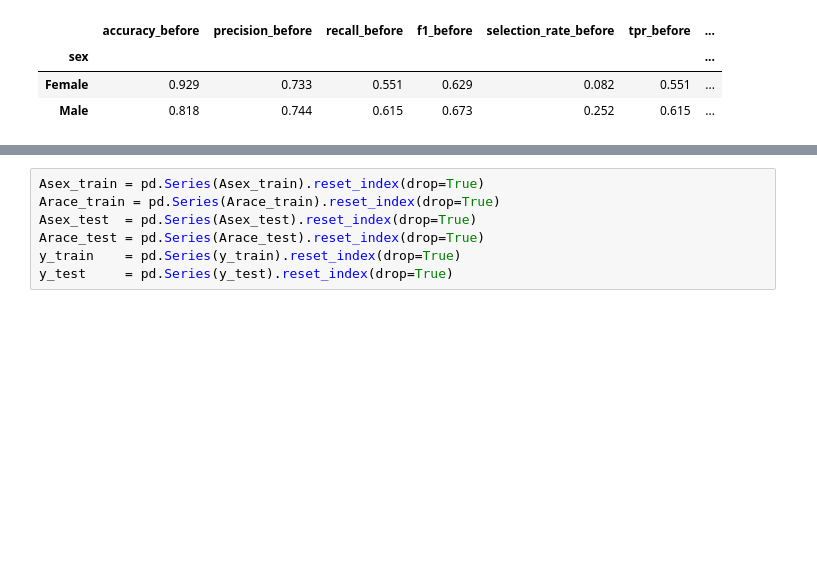
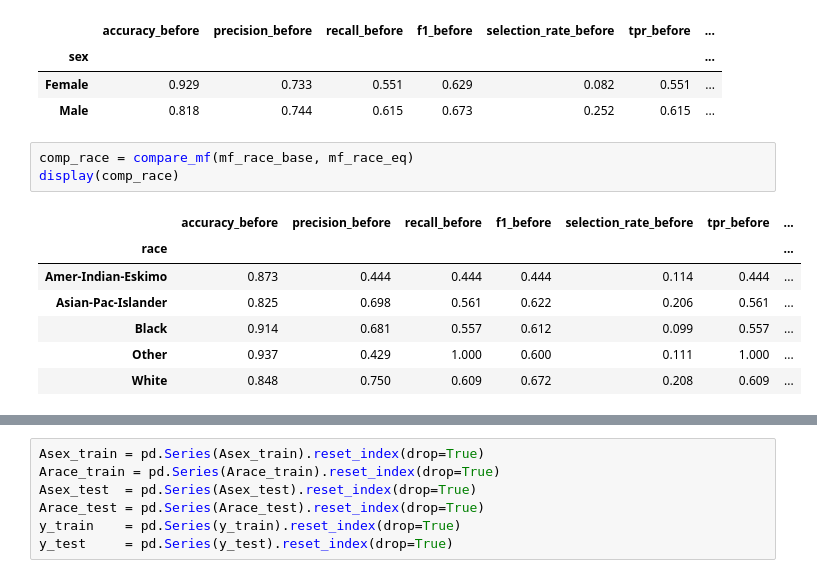
Before and after one commit to angelcast2002/Proyecto-01-RIA, a Jupyter notebook: proyecto-01.ipynb, the cells around one changed output, grey strips where cells are left out. Cells and saved outputs as stored; diff of their text form; blank space fills up the shorter version.

```diff
--- a/proyecto-01.ipynb
+++ b/proyecto-01.ipynb
@@ -313,6 +418,17 @@ display(comp_sex)
 | sex |  |  |  |  |  |  | ... |
 | Female | 0.929 | 0.733 | 0.551 | 0.629 | 0.082 | 0.551 | ... |
 | Male | 0.818 | 0.744 | 0.615 | 0.673 | 0.252 | 0.615 | ... |
+# %%
+comp_race = compare_mf(mf_race_base, mf_race_eq)
+display(comp_race)
+# %% [output]
+|  | accuracy_before | precision_before | recall_before | f1_before | selection_rate_before | tpr_before | ... |
+| race |  |  |  |  |  |  | ... |
+| Amer-Indian-Eskimo | 0.873 | 0.444 | 0.444 | 0.444 | 0.114 | 0.444 | ... |
+| Asian-Pac-Islander | 0.825 | 0.698 | 0.561 | 0.622 | 0.206 | 0.561 | ... |
+| Black | 0.914 | 0.681 | 0.557 | 0.612 | 0.099 | 0.557 | ... |
+| Other | 0.937 | 0.429 | 1.000 | 0.600 | 0.111 | 1.000 | ... |
+| White | 0.848 | 0.750 | 0.609 | 0.672 | 0.208 | 0.609 | ... |
 # %%
 def thresholds_for_demographic_parity(y_prob, sensitive, target_rate=None, grid=None):
     if grid is None:
```
Also changed, not shown: parts of 9 cells of this notebook.
